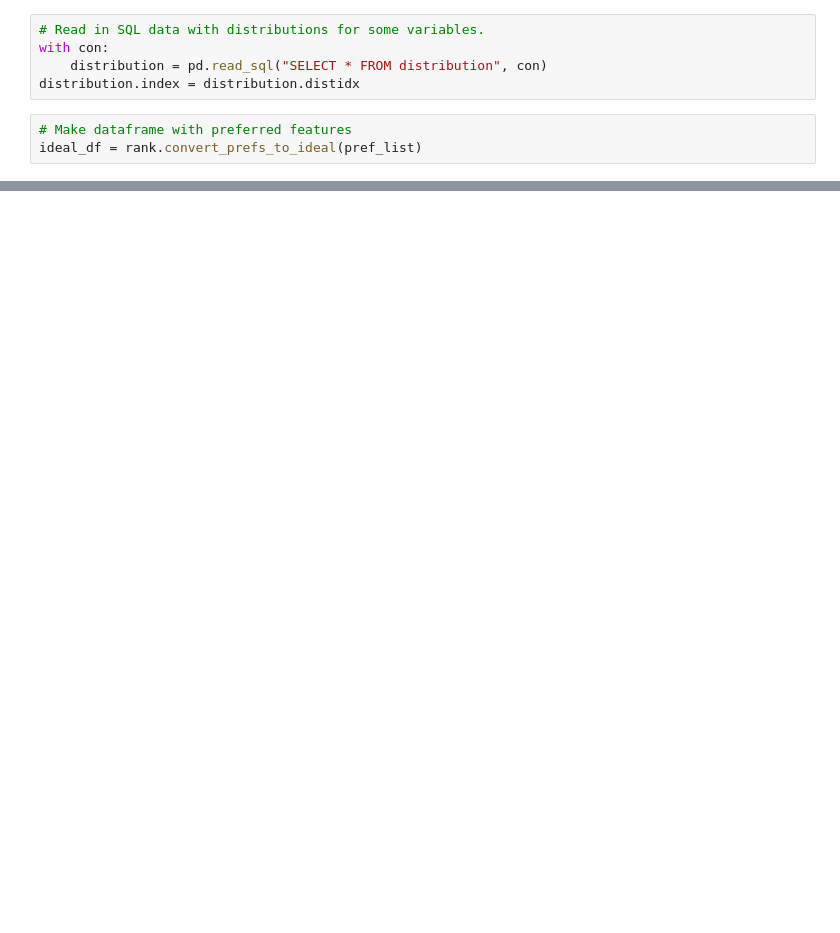
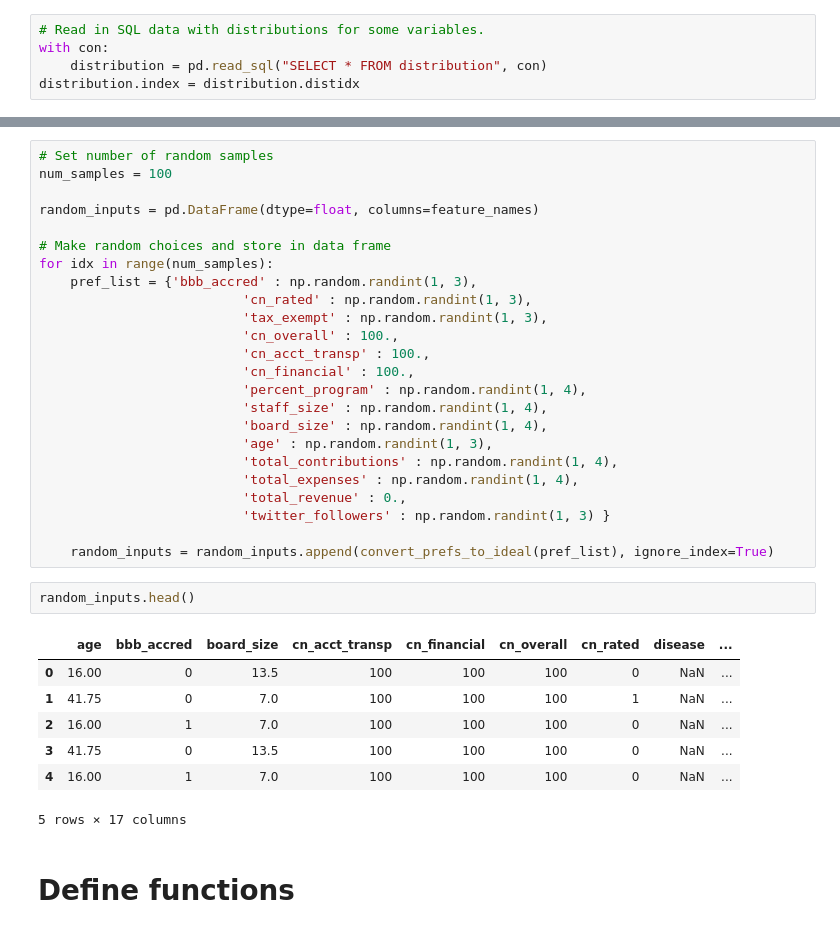
Before and after one commit to kdsimmons/InsightProject, a Jupyter notebook: validation_ver1.ipynb, the cells around one changed output, grey strips where cells are left out. Drawn from its saved outputs; the diff is of its cells as text; blank space fills up the shorter version.

```diff
--- a/validation_ver1.ipynb
+++ b/validation_ver1.ipynb
@@ -62,6 +57,3 @@ pref_list = {'bbb_accred' : bbb_pref,
 with con:
     distribution = pd.read_sql("SELECT * FROM distribution", con)
 distribution.index = distribution.distidx
-# %%
-# Make dataframe with preferred features
-ideal_df = rank.convert_prefs_to_ideal(pref_list)
@@ -80,0 +111,36 @@ distribution
+# %%
+# Set number of random samples
+num_samples = 100
+
+random_inputs = pd.DataFrame(dtype=float, columns=feature_names)
+
+# Make random choices and store in data frame
+for idx in range(num_samples):
+    pref_list = {'bbb_accred' : np.random.randint(1, 3),
+                          'cn_rated' : np.random.randint(1, 3),
+                          'tax_exempt' : np.random.randint(1, 3),
+                          'cn_overall' : 100.,
+                          'cn_acct_transp' : 100.,
+                          'cn_financial' : 100.,
+                          'percent_program' : np.random.randint(1, 4),
+                          'staff_size' : np.random.randint(1, 4),
+                          'board_size' : np.random.randint(1, 4),
+                          'age' : np.random.randint(1, 3),
+                          'total_contributions' : np.random.randint(1, 4),
+                          'total_expenses' : np.random.randint(1, 4),
+                          'total_revenue' : 0.,
+                          'twitter_followers' : np.random.randint(1, 3) }
+
+    random_inputs = random_inputs.append(convert_prefs_to_ideal(pref_list), ignore_index=True)
+# %%
+random_inputs.head()
+# %% [output]
+|  | age | bbb_accred | board_size | cn_acct_transp | cn_financial | cn_overall | cn_rated | disease | ... |
+| 0 | 16.00 | 0 | 13.5 | 100 | 100 | 100 | 0 | NaN | ... |
+| 1 | 41.75 | 0 | 7.0 | 100 | 100 | 100 | 1 | NaN | ... |
+| 2 | 16.00 | 1 | 7.0 | 100 | 100 | 100 | 0 | NaN | ... |
+| 3 | 41.75 | 0 | 13.5 | 100 | 100 | 100 | 0 | NaN | ... |
+| 4 | 16.00 | 1 | 7.0 | 100 | 100 | 100 | 0 | NaN | ... |
+5 rows × 17 columns
+# %% [markdown]
+# Define functions
```
Also changed, not shown: parts of 33 cells of this notebook, 8 other files.
